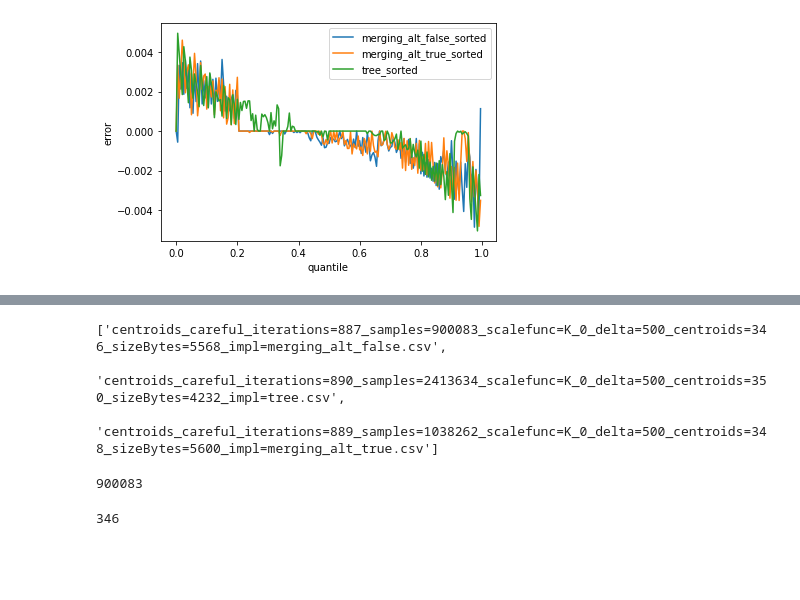
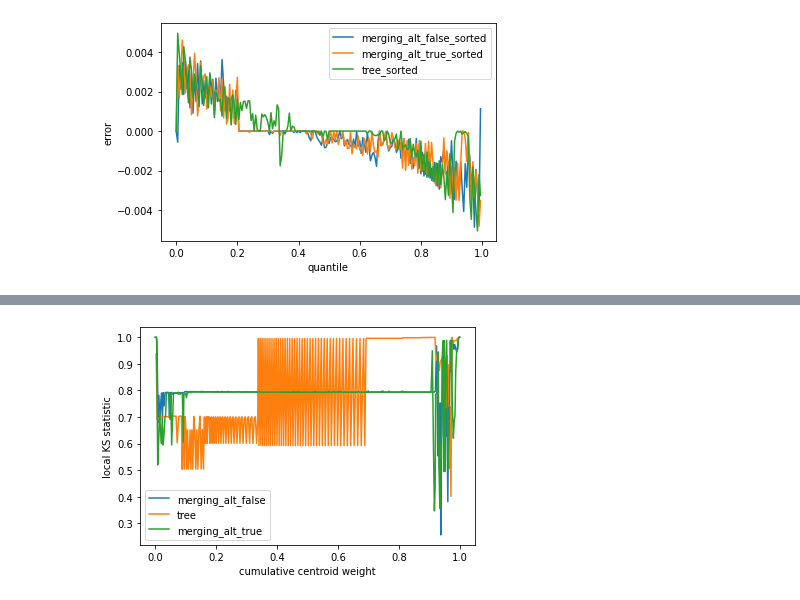
Before and after one commit to PavelVesely/t-digest, a Jupyter notebook: docs/python/adversarial_plots/notebooks/error_curves__k_0.ipynb, the cells around one changed output, grey strips where cells are left out. Cells and saved outputs as stored; diff of their text form; code cells hidden in the pictures; blank space fills up the shorter version.

Commit message:
add K-S plots to error curves notebook

```diff
--- a/docs/python/adversarial_plots/notebooks/error_curves__k_0.ipynb
+++ b/docs/python/adversarial_plots/notebooks/error_curves__k_0.ipynb
@@ -4,9 +6,9 @@ import pandas as pd
 import matplotlib.pyplot as plt
 from scipy.stats import ks_2samp
 # %%
-results_location  = '../../../../data/results/'
+RESULTS_LOCATION  = '../../../../data/results/'
 # %%
-results_files = ['careful_iterations=887_samples=900083_scalefunc=K_0_delta=500_centroids=346_sizeBytes=5568_impl=merging_alt_false.csv',
+RESULTS_FILES = ['careful_iterations=887_samples=900083_scalefunc=K_0_delta=500_centroids=346_sizeBytes=5568_impl=merging_alt_false.csv',
  'careful_iterations=890_samples=2413634_scalefunc=K_0_delta=500_centroids=350_sizeBytes=4232_impl=tree.csv',
  'careful_iterations=889_samples=1038262_scalefunc=K_0_delta=500_centroids=348_sizeBytes=5600_impl=merging_alt_true.csv']
 # %%
@@ -57,8 +96,15 @@ display(sorted_results_files)
+# %%
+def display_ks_curves(res_files):
+    cents = [CentroidOverlapComputation(f) for f in res_files]
+    for c in cents:
+        c.prepare()
+        c.plot()
+
+    plt.legend()
+    plt.xlabel('cumulative centroid weight')
+    plt.ylabel('local KS statistic')
+    plt.show()
 # %%
-centroids_results = ['centroids_' + x for x in results_files]
+display_ks_curves(['centroids_' + x for x in RESULTS_FILES])
+# %% [output]
+[figure, added]
-# %%
-centroids_results
-# %% [output]
-['centroids_careful_iterations=887_samples=900083_scalefunc=K_0_delta=500_centroids=346_sizeBytes=5568_impl=merging_alt_false.csv',
- 'centroids_careful_iterations=890_samples=2413634_scalefunc=K_0_delta=500_centroids=350_sizeBytes=4232_impl=tree.csv',
- 'centroids_careful_iterations=889_samples=1038262_scalefunc=K_0_delta=500_centroids=348_sizeBytes=5600_impl=merging_alt_true.csv']
@@ -68,4 +110,0 @@ with open(results_location + centroids_results[0], 'r') as f:
-# %%
-sum([len(x) - 1 for x in cc]) #verify correct number of samples
-# %% [output]
-900083
@@ -86,14 +110,0 @@ for _ in range(len(cc) - 1):
-# %%
-centroid_counts = [len(x) -1 for x in cc]
-
-total_count = sum(centroid_counts)
-
-quantiles = [c / total_count for c in centroid_counts]
-
-len(ks__)
-
-cum_quantiles = [sum(quantiles[:q]) for q in range(len(quantiles))]
-
-len(cum_quantiles)
-# %% [output]
-346
```
Also changed, not shown: parts of 13 cells of this notebook.
